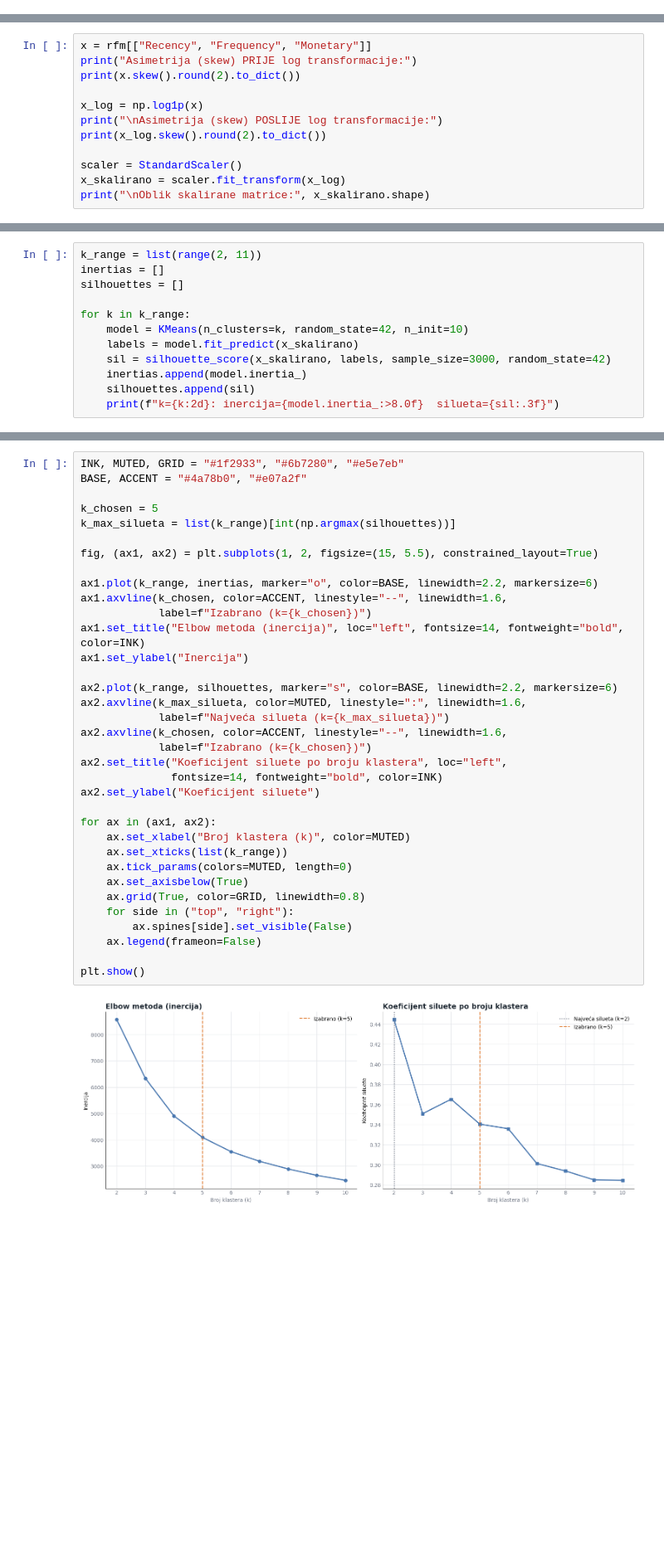
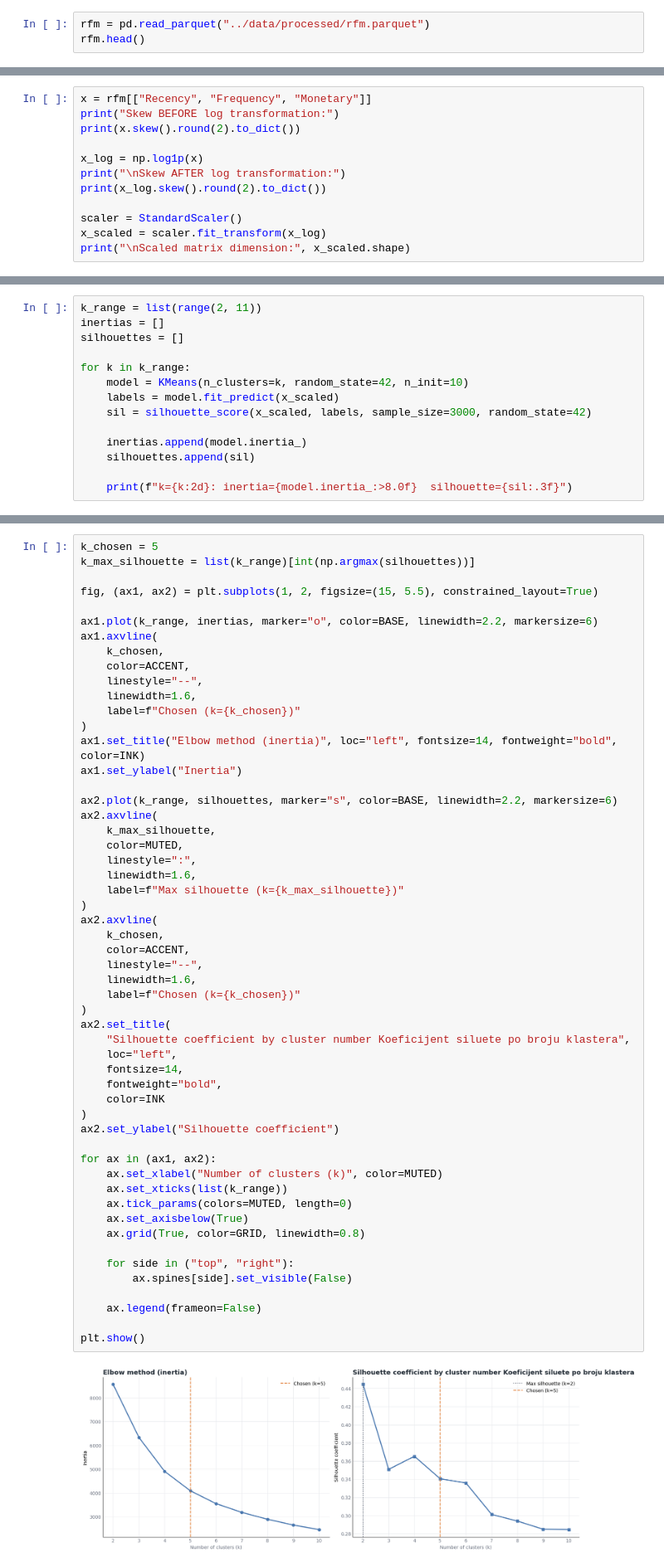
Before and after one commit to aaleksaacic/online-shop-analytics, a Jupyter notebook: notebooks/04_kmeans.ipynb, the cells around one changed output, grey strips where cells are left out. Shown at 83% size. Saved outputs shown, nothing was run; the diff lists cells and outputs as text; blank space fills up the shorter version.

```diff
--- a/notebooks/04_kmeans.ipynb
+++ b/notebooks/04_kmeans.ipynb
@@ -19,0 +9,3 @@ Učitano 5,852 kupaca.
+# %%
+rfm = pd.read_parquet("../data/processed/rfm.parquet")
+rfm.head()
@@ -22,13 +31,13 @@ Učitano 5,852 kupaca.
 # %%
 x = rfm[["Recency", "Frequency", "Monetary"]]
-print("Asimetrija (skew) PRIJE log transformacije:")
+print("Skew BEFORE log transformation:")
 print(x.skew().round(2).to_dict())
 
 x_log = np.log1p(x)
-print("\nAsimetrija (skew) POSLIJE log transformacije:")
+print("\nSkew AFTER log transformation:")
 print(x_log.skew().round(2).to_dict())
 
 scaler = StandardScaler()
-x_skalirano = scaler.fit_transform(x_log)
-print("\nOblik skalirane matrice:", x_skalirano.shape)
+x_scaled = scaler.fit_transform(x_log)
+print("\nScaled matrix dimension:", x_scaled.shape)
 # %% [output]
@@ -48,9 +57,11 @@ silhouettes = []
 
 for k in k_range:
     model = KMeans(n_clusters=k, random_state=42, n_init=10)
-    labels = model.fit_predict(x_skalirano)
-    sil = silhouette_score(x_skalirano, labels, sample_size=3000, random_state=42)
+    labels = model.fit_predict(x_scaled)
+    sil = silhouette_score(x_scaled, labels, sample_size=3000, random_state=42)
+
     inertias.append(model.inertia_)
     silhouettes.append(sil)
-    print(f"k={k:2d}: inercija={model.inertia_:>8.0f}  silueta={sil:.3f}")
+
+    print(f"k={k:2d}: inertia={model.inertia_:>8.0f}  silhouette={sil:.3f}")
 # %% [output]
@@ -66,38 +77,57 @@ k=10: inercija=    2460  silueta=0.284
 # %%
-INK, MUTED, GRID = "#1f2933", "#6b7280", "#e5e7eb"
-BASE, ACCENT = "#4a78b0", "#e07a2f"
-
 k_chosen = 5
-k_max_silueta = list(k_range)[int(np.argmax(silhouettes))]
+k_max_silhouette = list(k_range)[int(np.argmax(silhouettes))]
 
 fig, (ax1, ax2) = plt.subplots(1, 2, figsize=(15, 5.5), constrained_layout=True)
 
 ax1.plot(k_range, inertias, marker="o", color=BASE, linewidth=2.2, markersize=6)
-ax1.axvline(k_chosen, color=ACCENT, linestyle="--", linewidth=1.6,
-            label=f"Izabrano (k={k_chosen})")
-ax1.set_title("Elbow metoda (inercija)", loc="left", fontsize=14, fontweight="bold", color=INK)
-ax1.set_ylabel("Inercija")
+ax1.axvline(
+    k_chosen,
+    color=ACCENT,
+    linestyle="--",
+    linewidth=1.6,
+    label=f"Chosen (k={k_chosen})"
+)
+ax1.set_title("Elbow method (inertia)", loc="left", fontsize=14, fontweight="bold", color=INK)
+ax1.set_ylabel("Inertia")
 
 ax2.plot(k_range, silhouettes, marker="s", color=BASE, linewidth=2.2, markersize=6)
-ax2.axvline(k_max_silueta, color=MUTED, linestyle=":", linewidth=1.6,
-            label=f"Najveća silueta (k={k_max_silueta})")
-ax2.axvline(k_chosen, color=ACCENT, linestyle="--", linewidth=1.6,
-            label=f"Izabrano (k={k_chosen})")
-ax2.set_title("Koeficijent siluete po broju klastera", loc="left",
-              fontsize=14, fontweight="bold", color=INK)
-ax2.set_ylabel("Koeficijent siluete")
+ax2.axvline(
+    k_max_silhouette,
+    color=MUTED,
+    linestyle=":",
+    linewidth=1.6,
+    label=f"Max silhouette (k={k_max_silhouette})"
+)
+ax2.axvline(
+    k_chosen,
+    color=ACCENT,
+    linestyle="--",
+    linewidth=1.6,
+    label=f"Chosen (k={k_chosen})"
+)
+ax2.set_title(
+    "Silhouette coefficient by cluster number Koeficijent siluete po broju klastera",
+    loc="left",
+    fontsize=14,
+    fontweight="bold",
+    color=INK
+)
+ax2.set_ylabel("Silhouette coefficient")
 
 for ax in (ax1, ax2):
-    ax.set_xlabel("Broj klastera (k)", color=MUTED)
+    ax.set_xlabel("Number of clusters (k)", color=MUTED)
     ax.set_xticks(list(k_range))
     ax.tick_params(colors=MUTED, length=0)
     ax.set_axisbelow(True)
     ax.grid(True, color=GRID, linewidth=0.8)
+
     for side in ("top", "right"):
         ax.spines[side].set_visible(False)
+
     ax.legend(frameon=False)
 
 plt.show()
 # %% [output]
-[figure, old version]
+[figure, new version]
 # %% [markdown]
```
Also changed, not shown: parts of 15 cells of this notebook, 2 other files.
